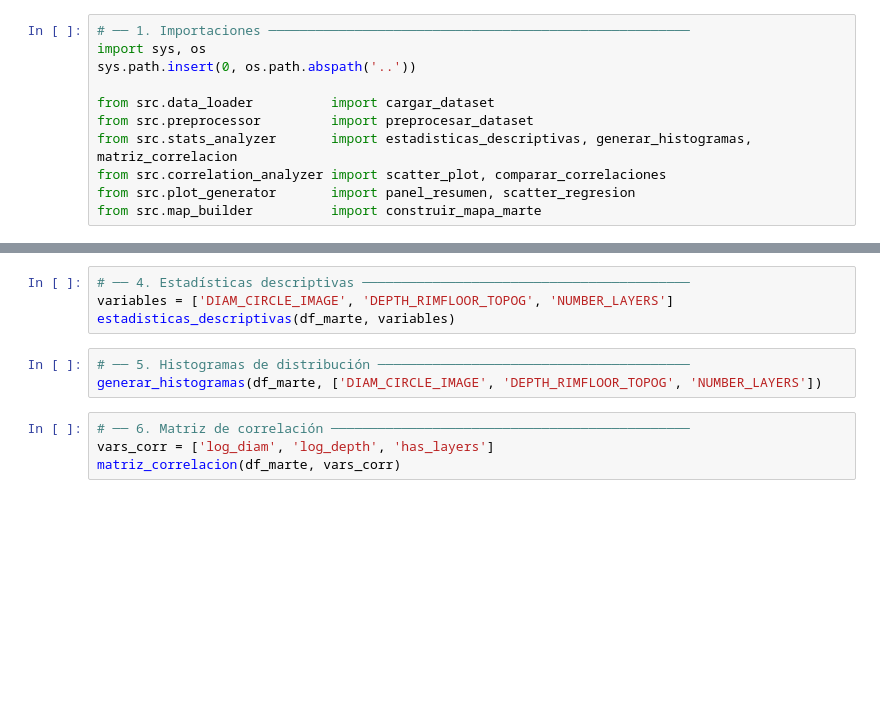
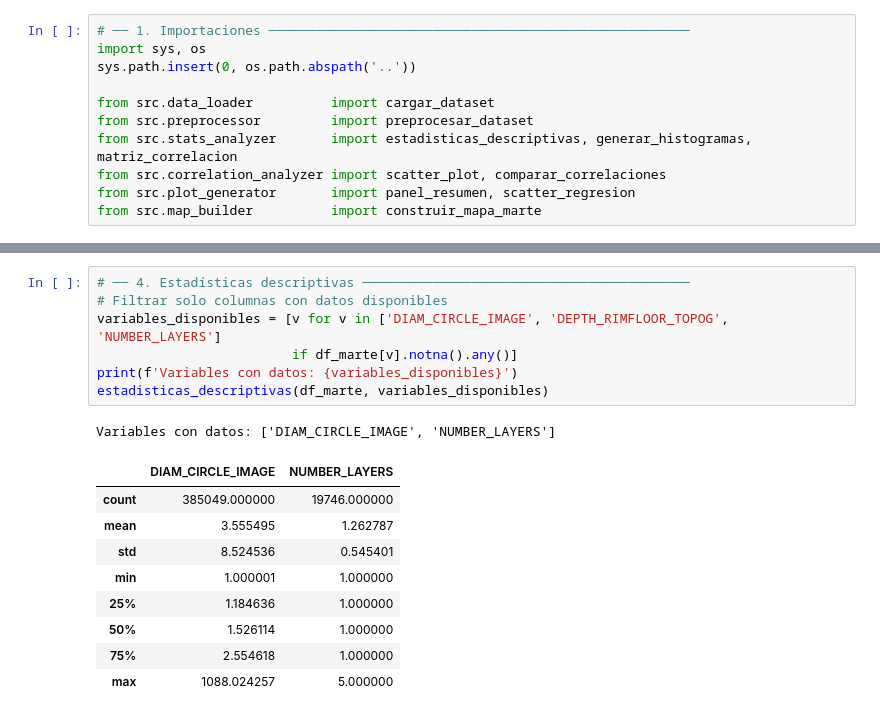
Before and after one commit to Adrian-Duque/CrateresMarte, a Jupyter notebook: notebooks/analisis_marte.ipynb, the cells around one changed output, grey strips where cells are left out. Saved outputs shown, nothing was run; the diff lists cells and outputs as text; blank space fills up the shorter version.

```diff
--- a/notebooks/analisis_marte.ipynb
+++ b/notebooks/analisis_marte.ipynb
@@ -32,11 +48,18 @@ df_marte.head()
-# %%
-# ── 4. Estadísticas descriptivas ──────────────────────────────────────────
-variables = ['DIAM_CIRCLE_IMAGE', 'DEPTH_RIMFLOOR_TOPOG', 'NUMBER_LAYERS']
-estadisticas_descriptivas(df_marte, variables)
-# %%
-# ── 5. Histogramas de distribución ────────────────────────────────────────
-generar_histogramas(df_marte, ['DIAM_CIRCLE_IMAGE', 'DEPTH_RIMFLOOR_TOPOG', 'NUMBER_LAYERS'])
-# %%
-# ── 6. Matriz de correlación ──────────────────────────────────────────────
-vars_corr = ['log_diam', 'log_depth', 'has_layers']
-matriz_correlacion(df_marte, vars_corr)
+# %%
+# ── 4. Estadísticas descriptivas ──────────────────────────────────────────
+# Filtrar solo columnas con datos disponibles
+variables_disponibles = [v for v in ['DIAM_CIRCLE_IMAGE', 'DEPTH_RIMFLOOR_TOPOG', 'NUMBER_LAYERS']
+                         if df_marte[v].notna().any()]
+print(f'Variables con datos: {variables_disponibles}')
+estadisticas_descriptivas(df_marte, variables_disponibles)
+# %% [output]
+Variables con datos: ['DIAM_CIRCLE_IMAGE', 'NUMBER_LAYERS']
+|  | DIAM_CIRCLE_IMAGE | NUMBER_LAYERS |
+| count | 385049.000000 | 19746.000000 |
+| mean | 3.555495 | 1.262787 |
+| std | 8.524536 | 0.545401 |
+| min | 1.000001 | 1.000000 |
+| 25% | 1.184636 | 1.000000 |
+| 50% | 1.526114 | 1.000000 |
+| 75% | 2.554618 | 1.000000 |
+| max | 1088.024257 | 5.000000 |
```
Also changed, not shown: parts of 10 cells of this notebook, 7 other files.
